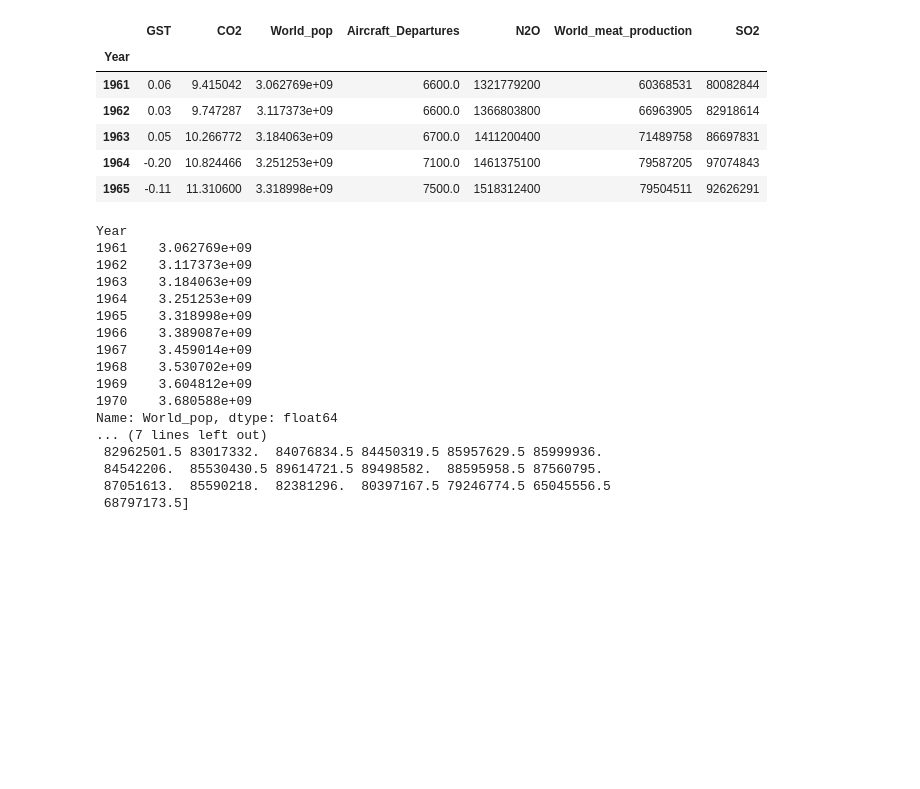
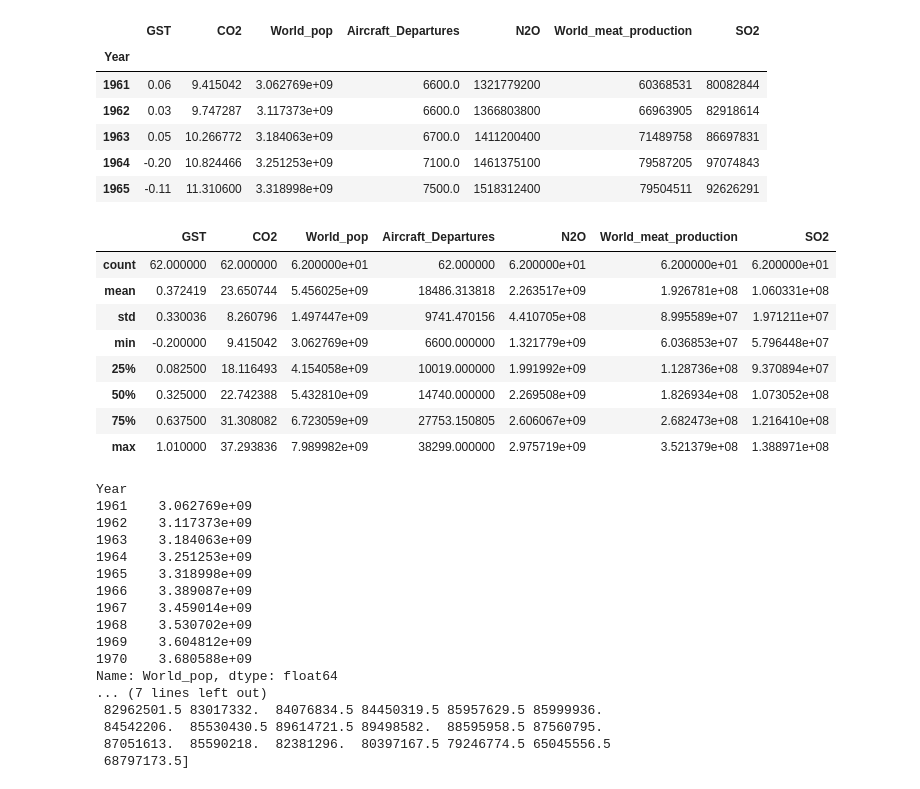
Before and after one commit to Joanna-Maslankiewicz/Analityka-Gospodarcza-sem2, a Jupyter notebook: Python/Projekt/projekt.ipynb, the cells around one changed output. Cells and saved outputs as stored; diff of their text form; code cells hidden in the pictures; blank space fills up the shorter version.

```diff
--- a/Python/Projekt/projekt.ipynb
+++ b/Python/Projekt/projekt.ipynb
@@ -46,6 +46,18 @@ data.head()
 | 1963 | 0.05 | 10.266772 | 3.184063e+09 | 6700.0 | 1411200400 | 71489758 | 86697831 |
 | 1964 | -0.20 | 10.824466 | 3.251253e+09 | 7100.0 | 1461375100 | 79587205 | 97074843 |
 | 1965 | -0.11 | 11.310600 | 3.318998e+09 | 7500.0 | 1518312400 | 79504511 | 92626291 |
+# %%
+data.describe()
+# %% [output]
+|  | GST | CO2 | World_pop | Aircraft_Departures | N2O | World_meat_production | SO2 |
+| count | 62.000000 | 62.000000 | 6.200000e+01 | 62.000000 | 6.200000e+01 | 6.200000e+01 | 6.200000e+01 |
+| mean | 0.372419 | 23.650744 | 5.456025e+09 | 18486.313818 | 2.263517e+09 | 1.926781e+08 | 1.060331e+08 |
+| std | 0.330036 | 8.260796 | 1.497447e+09 | 9741.470156 | 4.410705e+08 | 8.995589e+07 | 1.971211e+07 |
+| min | -0.200000 | 9.415042 | 3.062769e+09 | 6600.000000 | 1.321779e+09 | 6.036853e+07 | 5.796448e+07 |
+| 25% | 0.082500 | 18.116493 | 4.154058e+09 | 10019.000000 | 1.991992e+09 | 1.128736e+08 | 9.370894e+07 |
+| 50% | 0.325000 | 22.742388 | 5.432810e+09 | 14740.000000 | 2.269508e+09 | 1.826934e+08 | 1.073052e+08 |
+| 75% | 0.637500 | 31.308082 | 6.723059e+09 | 27753.150805 | 2.606067e+09 | 2.682473e+08 | 1.216410e+08 |
+| max | 1.010000 | 37.293836 | 7.989982e+09 | 38299.000000 | 2.975719e+09 | 3.521379e+08 | 1.388971e+08 |
 # %%
 y = data[['GST']]
 x0 = pd.DataFrame(np.ones(y.shape), index = data.index, columns = ['const'])
```
Also changed, not shown: parts of 10 cells of this notebook.
